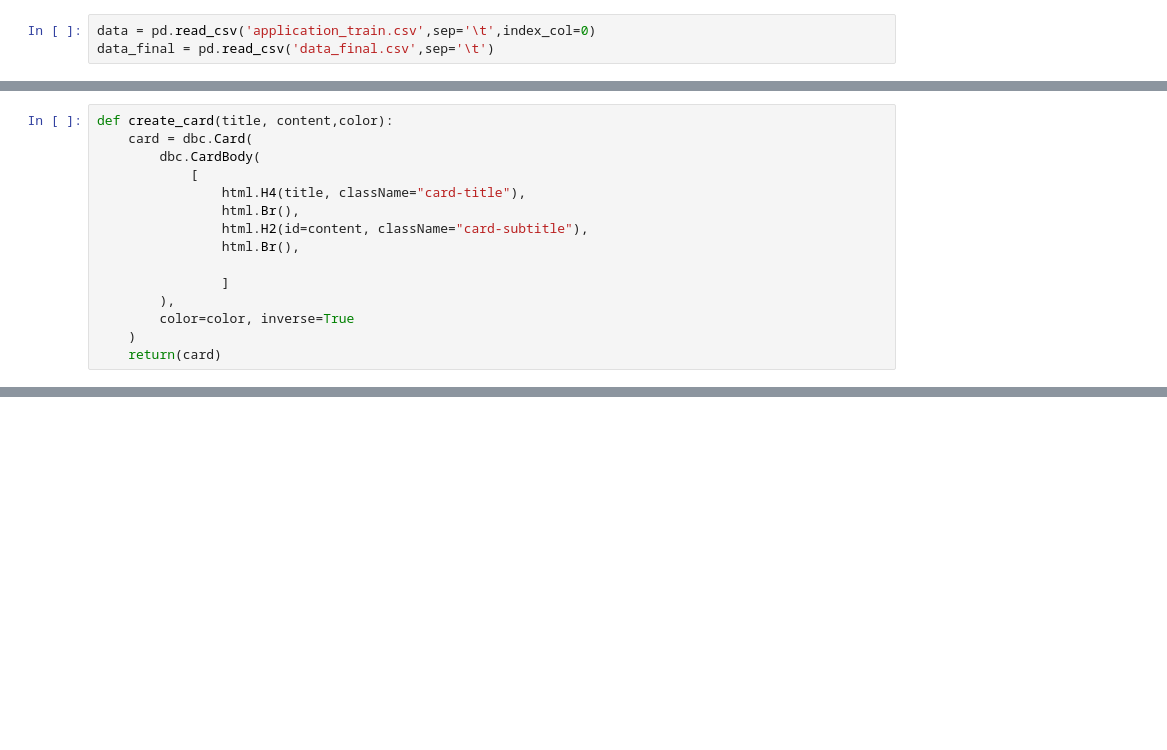
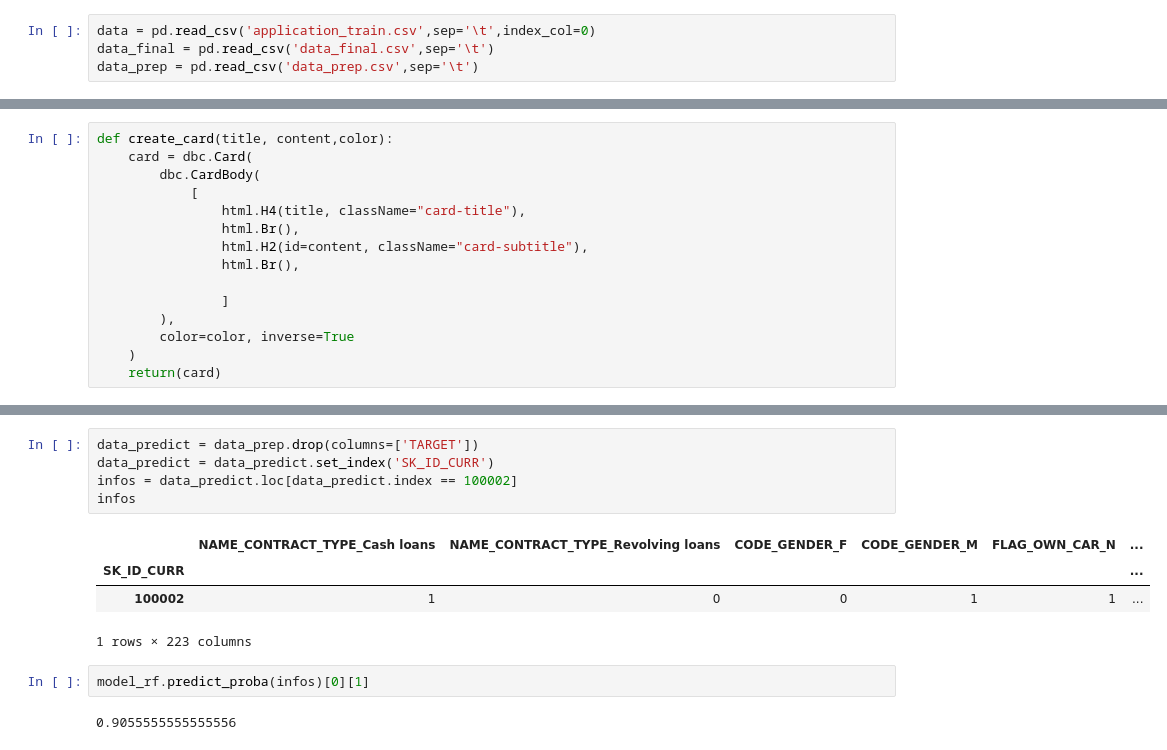
Before and after one commit to alex1774/P7-OC, a Jupyter notebook: Dashboard.ipynb, the cells around one changed output, grey strips where cells are left out. Cells and saved outputs as stored; diff of their text form; blank space fills up the shorter version.

Commit message:
v3
ajout du re calcul de la probabilité de défaut de paiement en fonction de la valeur des sliders
attention, la première proba est à recalculer

```diff
--- a/Dashboard.ipynb
+++ b/Dashboard.ipynb
@@ -22,3 +23,4 @@ pd.set_option('display.max_rows', 100)
 # %%
 data = pd.read_csv('application_train.csv',sep='\t',index_col=0)
 data_final = pd.read_csv('data_final.csv',sep='\t')
+data_prep = pd.read_csv('data_prep.csv',sep='\t')
@@ -280,3 +312,17 @@ if __name__ == '__main__':
     app.run_server(debug=True, port=8052, mode='external')
 # %% [output]
 Dash app running on http://127.0.0.1:8052/
+# %%
+data_predict = data_prep.drop(columns=['TARGET'])
+data_predict = data_predict.set_index('SK_ID_CURR')
+infos = data_predict.loc[data_predict.index == 100002]
+infos
+# %% [output]
+|  | NAME_CONTRACT_TYPE_Cash loans | NAME_CONTRACT_TYPE_Revolving loans | CODE_GENDER_F | CODE_GENDER_M | FLAG_OWN_CAR_N | ... |
+| SK_ID_CURR |  |  |  |  |  | ... |
+| 100002 | 1 | 0 | 0 | 1 | 1 | ... |
+1 rows × 223 columns
+# %%
+model_rf.predict_proba(infos)[0][1]
+# %% [output]
+0.9055555555555556
```
Also changed, not shown: parts of 4 cells of this notebook.
